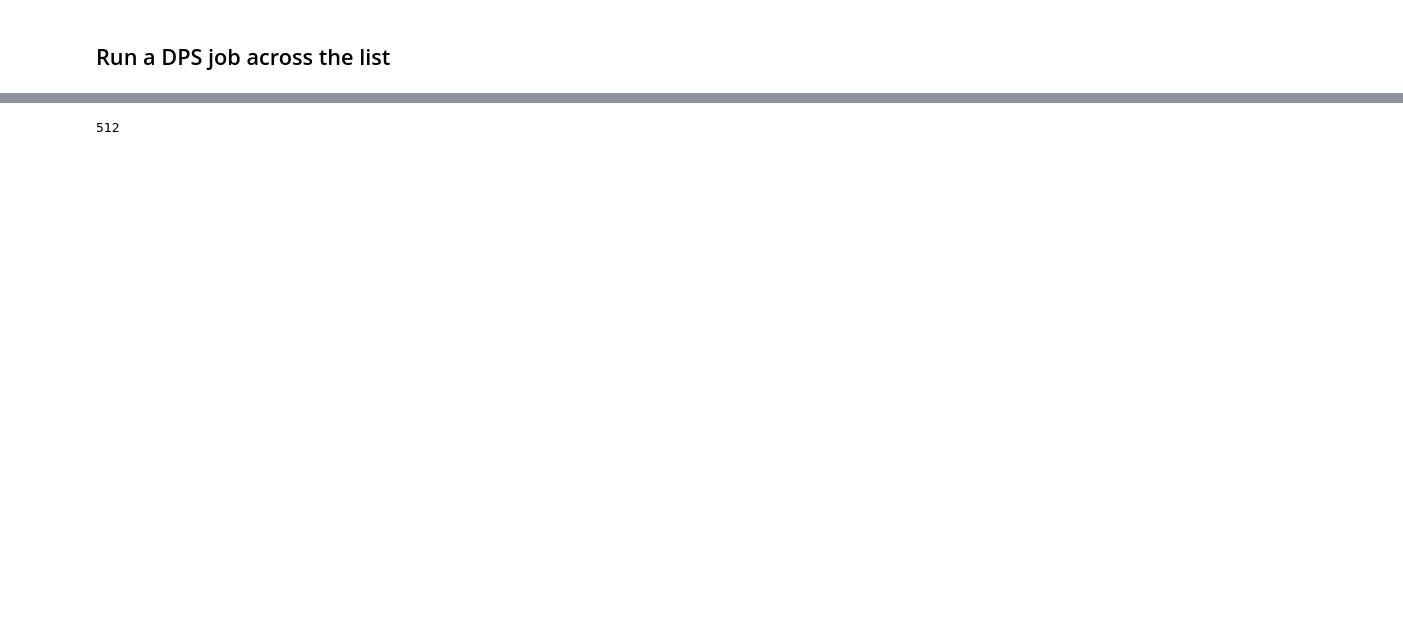
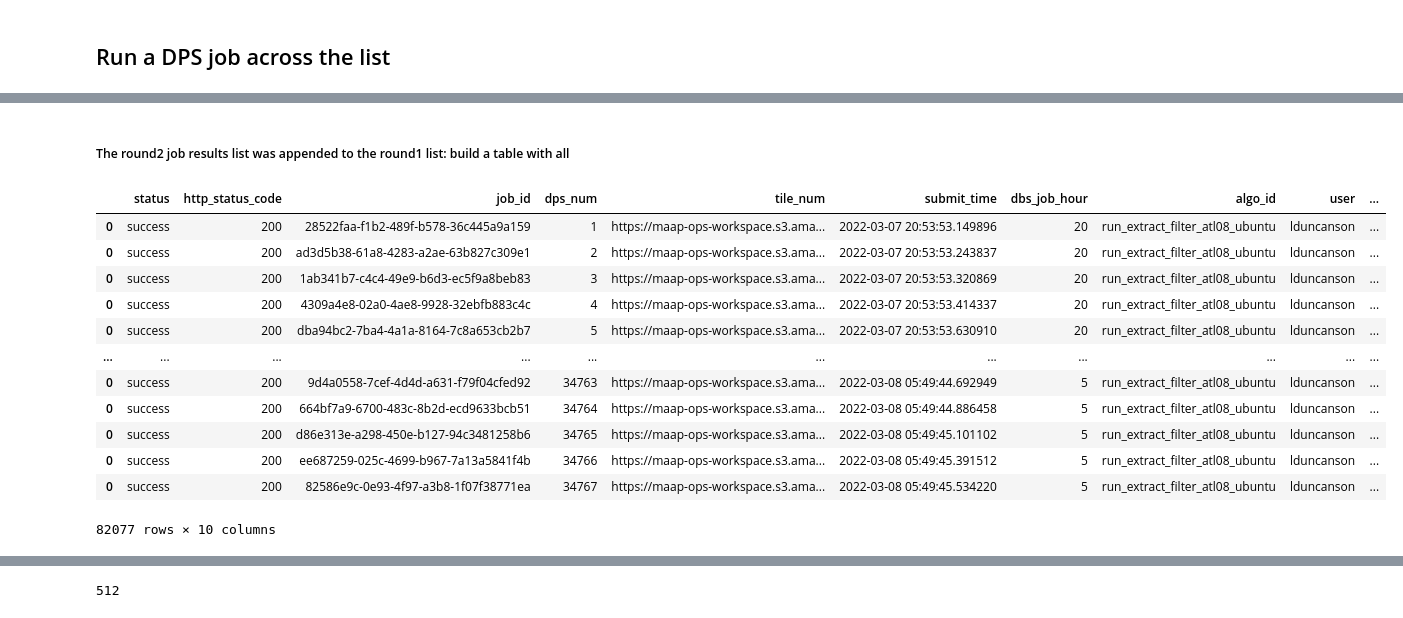
Before and after one commit to lauraduncanson/icesat2_boreal, a Jupyter notebook: dps/alg_2-3/DPS_extract.ipynb, the cells around one changed output, grey strips where cells are left out. Cells and saved outputs as stored; diff of their text form; code cells hidden in the pictures; blank space fills up the shorter version.

```diff
--- a/dps/alg_2-3/DPS_extract.ipynb
+++ b/dps/alg_2-3/DPS_extract.ipynb
@@ -41,5 +59,5 @@ Wall time: 2min 15s
 # %%
-TEST_DPS  = True
+TEST_DPS  = False
 
 if TEST_DPS:
     print('Running DPS on a SUBSET list of input')
@@ -109,0 +210,40 @@ job_results_df
+# %%
+#job_results_list_round2 = []
+
+for i, INPUT_ATL08_GRANULE in enumerate(DPS_INPUT_ATL08_GRANULE_LIST_ROUND2):
+
+    DPS_num = i+1
+    IDENTIFIER = 'run_extract_filter_atl08'
+    ALGO_ID = f'{IDENTIFIER}_ubuntu'
+    USER = 'lduncanson'
+    WORKER_TYPE = 'maap-dps-worker-8gb'
+
+    in_param_dict = {
+                        'input_file': INPUT_ATL08_GRANULE
+                    }
+
+    submit_result = maap.submitJob(
+            identifier=IDENTIFIER,
+            algo_id=ALGO_ID,
+            version='master',
+            username=USER, # username needs to be the same as whoever created the workspace
+            queue=WORKER_TYPE,
+            **in_param_dict
+        )
+
+    # Build a dataframe of submission details
+    submit_result['dps_num'] = DPS_num
+    submit_result['tile_num'] = INPUT_ATL08_GRANULE
+    submit_result['submit_time'] = datetime.datetime.now()
+    submit_result['dbs_job_hour'] =datetime.datetime.now().hour
+    submit_result['algo_id'] = ALGO_ID
+    submit_result['user'] = USER
+    submit_result['worker_type'] = WORKER_TYPE
+    job_results_list.append(pd.DataFrame([submit_result]))
+
+    if DPS_num in [1, 100, 500, 1000, 3000, len(INPUT_ATL08_GRANULE_LIST)]:
+        #print(f"DPS run #: {DPS_num} | granule name: {os.path.basename(INPUT_ATL08_GRANULE)} | job info: {submit_result}")
+        print(submit_result)
+
+job_results_df_round2 = pd.concat(job_results_list)
+job_results_df_round2
@@ -109,0 +257,19 @@ job_results_df
+# %% [markdown]
+##### The round2 job results list was appended to the round1 list: build a table with all
+# %%
+job_results_df_all = pd.concat(job_results_list)
+job_results_df_all
+# %% [output]
+|  | status | http_status_code | job_id | dps_num | tile_num | submit_time | dbs_job_hour | algo_id | user | ... |
+| 0 | success | 200 | 28522faa-f1b2-489f-b578-36c445a9a159 | 1 | https://maap-ops-workspace.s3.ama... | 2022-03-07 20:53:53.149896 | 20 | run_extract_filter_atl08_ubuntu | lduncanson | ... |
+| 0 | success | 200 | ad3d5b38-61a8-4283-a2ae-63b827c309e1 | 2 | https://maap-ops-workspace.s3.ama... | 2022-03-07 20:53:53.243837 | 20 | run_extract_filter_atl08_ubuntu | lduncanson | ... |
+| 0 | success | 200 | 1ab341b7-c4c4-49e9-b6d3-ec5f9a8beb83 | 3 | https://maap-ops-workspace.s3.ama... | 2022-03-07 20:53:53.320869 | 20 | run_extract_filter_atl08_ubuntu | lduncanson | ... |
+| 0 | success | 200 | 4309a4e8-02a0-4ae8-9928-32ebfb883c4c | 4 | https://maap-ops-workspace.s3.ama... | 2022-03-07 20:53:53.414337 | 20 | run_extract_filter_atl08_ubuntu | lduncanson | ... |
+| 0 | success | 200 | dba94bc2-7ba4-4a1a-8164-7c8a653cb2b7 | 5 | https://maap-ops-workspace.s3.ama... | 2022-03-07 20:53:53.630910 | 20 | run_extract_filter_atl08_ubuntu | lduncanson | ... |
+| ... | ... | ... | ... | ... | ... | ... | ... | ... | ... | ... |
+| 0 | success | 200 | 9d4a0558-7cef-4d4d-a631-f79f04cfed92 | 34763 | https://maap-ops-workspace.s3.ama... | 2022-03-08 05:49:44.692949 | 5 | run_extract_filter_atl08_ubuntu | lduncanson | ... |
+| 0 | success | 200 | 664bf7a9-6700-483c-8b2d-ecd9633bcb51 | 34764 | https://maap-ops-workspace.s3.ama... | 2022-03-08 05:49:44.886458 | 5 | run_extract_filter_atl08_ubuntu | lduncanson | ... |
+| 0 | success | 200 | d86e313e-a298-450e-b127-94c3481258b6 | 34765 | https://maap-ops-workspace.s3.ama... | 2022-03-08 05:49:45.101102 | 5 | run_extract_filter_atl08_ubuntu | lduncanson | ... |
+| 0 | success | 200 | ee687259-025c-4699-b967-7a13a5841f4b | 34766 | https://maap-ops-workspace.s3.ama... | 2022-03-08 05:49:45.391512 | 5 | run_extract_filter_atl08_ubuntu | lduncanson | ... |
+| 0 | success | 200 | 82586e9c-0e93-4f97-a3b8-1f07f38771ea | 34767 | https://maap-ops-workspace.s3.ama... | 2022-03-08 05:49:45.534220 | 5 | run_extract_filter_atl08_ubuntu | lduncanson | ... |
+82077 rows × 10 columns
```
Also changed, not shown: parts of 32 cells of this notebook, 1 other file.
